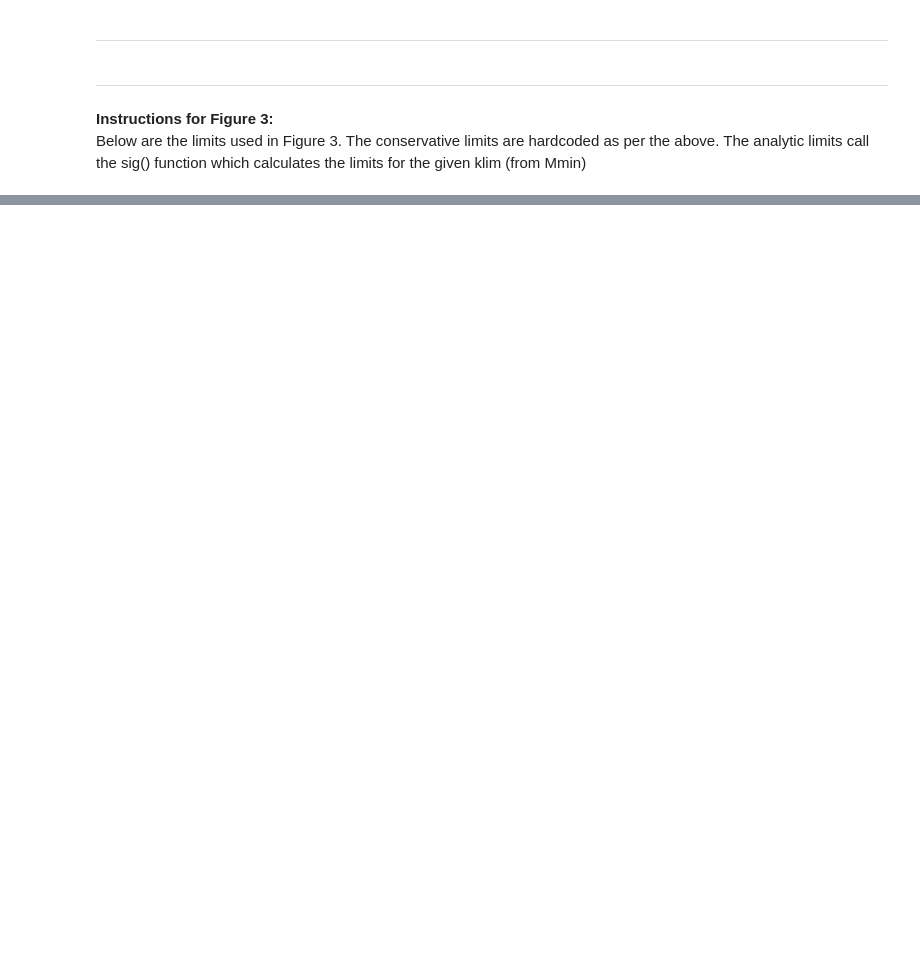
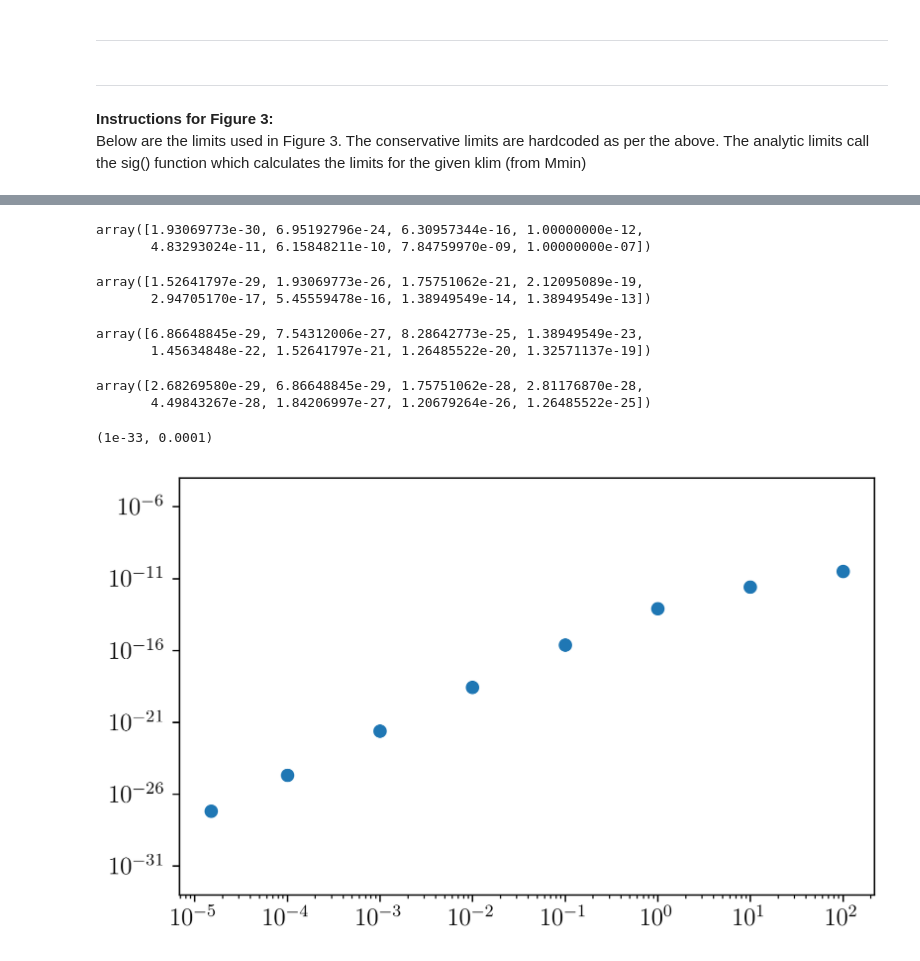
Before and after one commit to maamari/velocitydependentlimits, a Jupyter notebook: figures/Figure3.ipynb, the cells around one changed output, grey strips where cells are left out. Saved outputs shown, nothing was run; the diff lists cells and outputs as text; code cells hidden in the pictures; blank space fills up the shorter version.

```diff
--- a/figures/Figure3.ipynb
+++ b/figures/Figure3.ipynb
@@ -306,8 +306,8 @@ sigs6cons = np.array([1.9306977288832455e-30,
 sigs0_anal = [vds0.sig(klim,0.,mass)[0],vds0.sig(klim,0.,mass)[1],vds0.sig(klim,0.,mass)[2],vds0.sig(klim,0.,mass)[3],vds0.sig(klim,0.,mass)[4],vds0.sig(klim,0.,mass)[5],vds0.sig(klim,0.,mass)[6],vds0.sig(klim,0.,mass)[7]]
 sigs2_anal = [vds0.sig(klim,2.,mass)[0],vds0.sig(klim,2.,mass)[1],vds0.sig(klim,2.,mass)[2],vds0.sig(klim,2.,mass)[3],vds0.sig(klim,2.,mass)[4],vds0.sig(klim,2.,mass)[5],vds0.sig(klim,2.,mass)[6],vds0.sig(klim,2.,mass)[7]]
 sigs4_anal = [vds0.sig(klim,4.,mass)[0],vds0.sig(klim,4.,mass)[1],vds0.sig(klim,4.,mass)[2],vds0.sig(klim,4.,mass)[3],vds0.sig(klim,4.,mass)[4],vds0.sig(klim,4.,mass)[5],vds0.sig(klim,4.,mass)[6],vds0.sig(klim,4.,mass)[7]]
-# sigs6_anal = [vds0.sig(klim,6.,mass)[0],vds0.sig(klim,6.,mass)[1],vds0.sig(klim,6.,mass)[2],vds0.sig(klim,4.,mass)[3],vds0.sig(klim,6.,mass)[4],vds0.sig(klim,6.,mass)[5],vds0.sig(klim,6.,mass)[6],vds0.sig(klim,6.,mass)[7]]
-sigs6_anal = [vds0.sig(klim,6.,mass6)[i] for i in tqdm(range(len(mass6)))]
+sigs6_anal = [vds0.sig(klim,6.,mass)[0],vds0.sig(klim,6.,mass)[1],vds0.sig(klim,6.,mass)[2],vds0.sig(klim,6.,mass)[3],vds0.sig(klim,6.,mass)[4],vds0.sig(klim,6.,mass)[5],vds0.sig(klim,6.,mass)[6],vds0.sig(klim,6.,mass)[7]]
+# sigs6_anal = [vds0.sig(klim,6.,mass6)[i] for i in tqdm(range(len(mass6)))]
 
 sigs0_eft = np.array([8.8e-27,2.6e-26,1.5e-25,1.4e-23])
 sigs2_eft = np.array([4.2e-23,4.3e-21,5.3e-18,2.2e-15])
@@ -400,0 +316,30 @@ firasN6 = firas[:,4]
+# %%
+sigs6cons
+# %% [output]
+array([1.93069773e-30, 6.95192796e-24, 6.30957344e-16, 1.00000000e-12,
+       4.83293024e-11, 6.15848211e-10, 7.84759970e-09, 1.00000000e-07])
+# %%
+sigs4cons
+# %% [output]
+array([1.52641797e-29, 1.93069773e-26, 1.75751062e-21, 2.12095089e-19,
+       2.94705170e-17, 5.45559478e-16, 1.38949549e-14, 1.38949549e-13])
+# %%
+sigs2cons
+# %% [output]
+array([6.86648845e-29, 7.54312006e-27, 8.28642773e-25, 1.38949549e-23,
+       1.45634848e-22, 1.52641797e-21, 1.26485522e-20, 1.32571137e-19])
+# %%
+sigs0cons
+# %% [output]
+array([2.68269580e-29, 6.86648845e-29, 1.75751062e-28, 2.81176870e-28,
+       4.49843267e-28, 1.84206997e-27, 1.20679264e-26, 1.26485522e-25])
+# %%
+# plt.plot(mass6,sigs6_anal)
+plt.scatter(mass,sigs6_anal)
+plt.xscale('log')
+plt.yscale('log')
+plt.yticks([1e-31,1e-26,1e-21,1e-16,1e-11,1e-6],["$10^{-31}$","$10^{-26}$","$10^{-21}$","$10^{-16}$","$10^{-11}$","$10^{-6}$"])
+plt.ylim(1e-33,1e-4)
+# %% [output]
+(1e-33, 0.0001)
+[figure, added]
```
Also changed, not shown: parts of 4 cells of this notebook.
